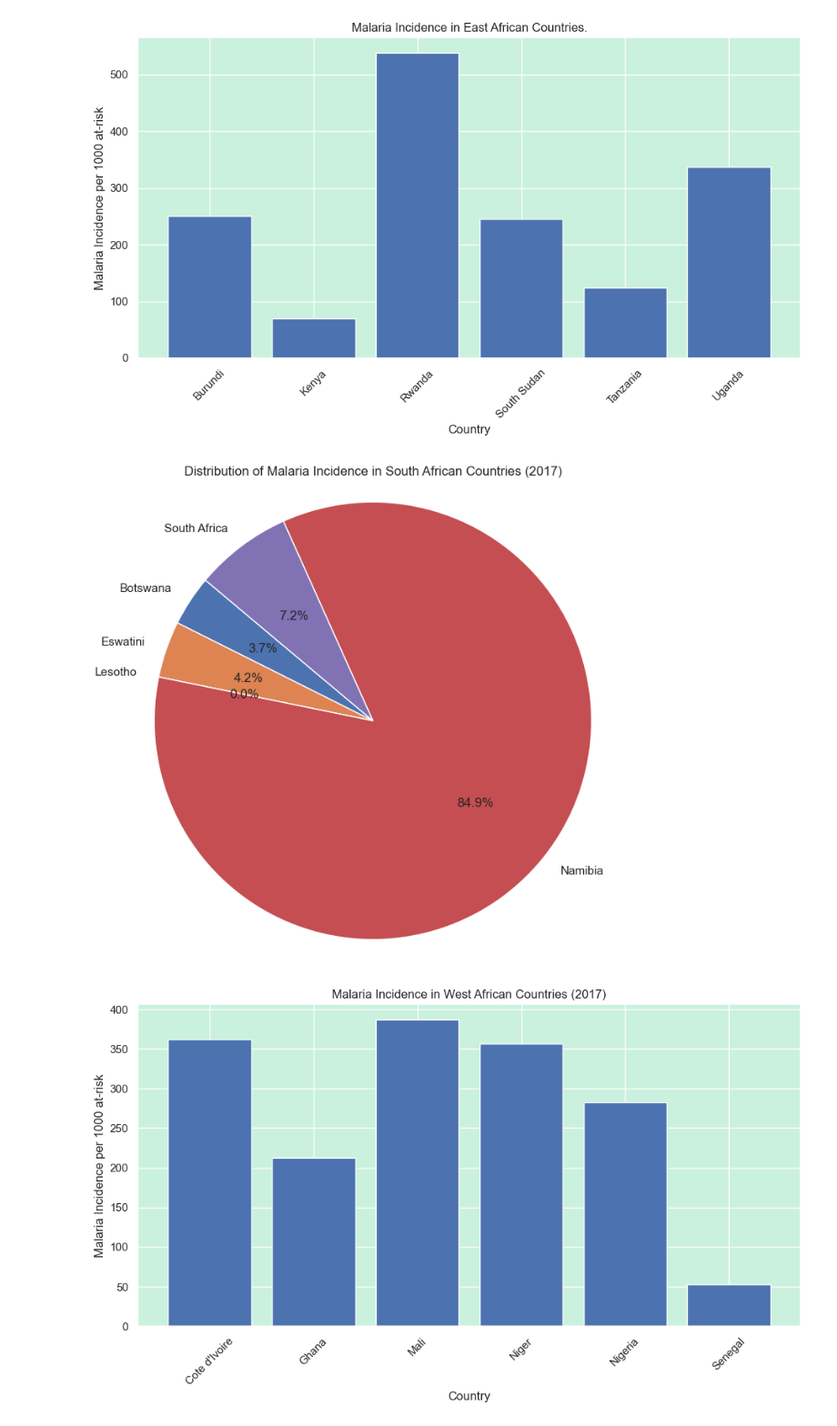
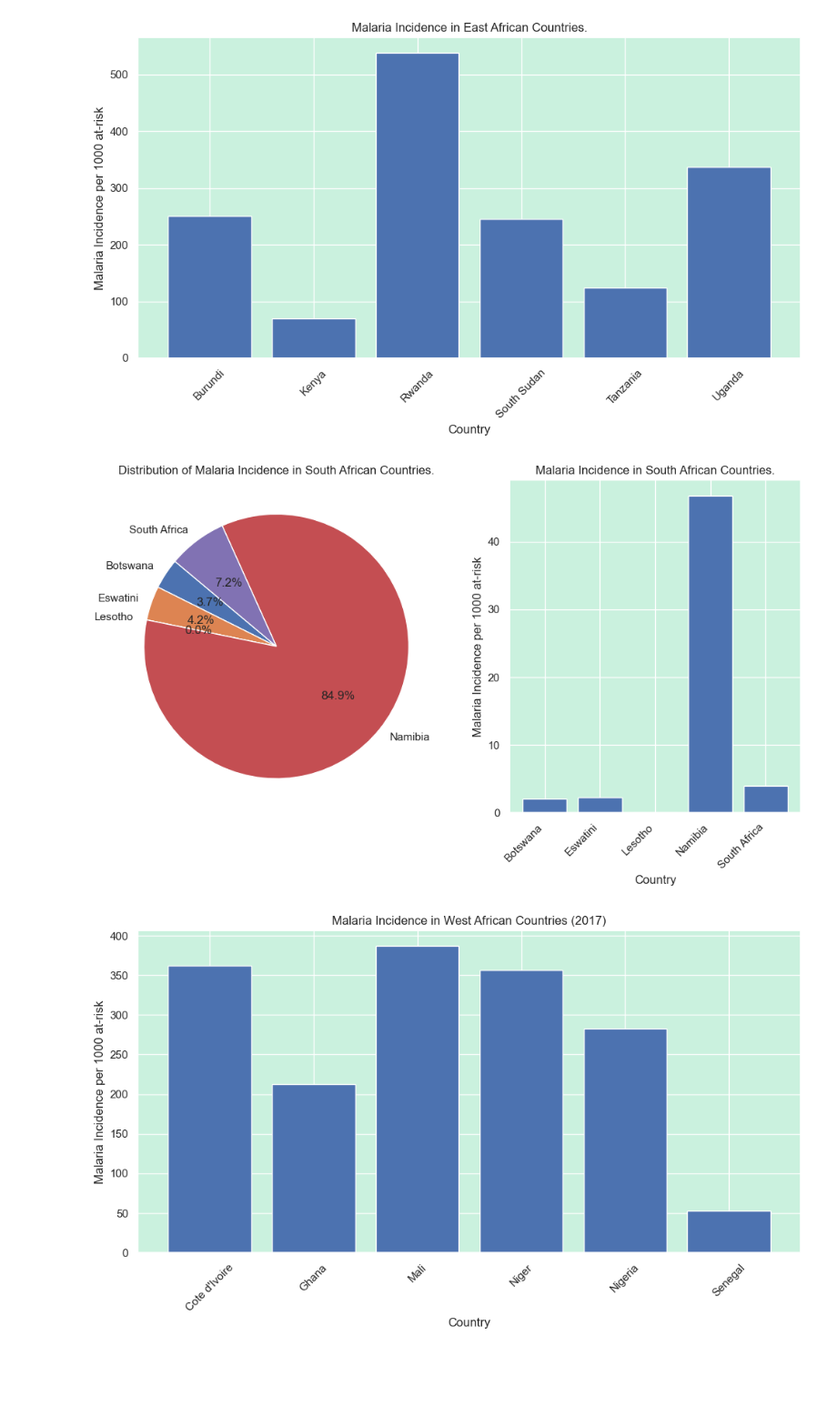
Before and after one commit to swalusimbi/Malaria_In_Africa, a Jupyter notebook: Malaria_in_Africa_GroupB/src/grp_work/project.ipynb, the cells around one changed output. Shown at 91% size. Saved outputs shown, nothing was run; the diff lists cells and outputs as text; code cells hidden in the pictures; blank space fills up the shorter version.

Commit message:
added more visualizations for malaria incidences.

```diff
--- a/Malaria_in_Africa_GroupB/src/grp_work/project.ipynb
+++ b/Malaria_in_Africa_GroupB/src/grp_work/project.ipynb
@@ -498,21 +498,33 @@ plt.tight_layout()
 plt.show()
 # %% [output]
 [figure]
-# %%
-south_african_countries = ['South Africa', 'Namibia', 'Botswana', 'Lesotho', 'Eswatini']
-
-# Filter the dataset for South African countries
-south_african_at_risk = at_risk[at_risk['Country Name'].isin(south_african_countries)]
-
-# Create a pie chart
-plt.figure(figsize=(8, 8))
-plt.pie(south_african_at_risk['Malaria_Incidence_per1000_at-risk'], labels=south_african_at_risk['Country Name'], autopct='%1.1f%%', startangle=140)
-plt.title('Distribution of Malaria Incidence in South African Countries.')
-plt.axis('equal')  # Equal aspect ratio ensures that pie is drawn as a circle.
-
-plt.show()
-# %% [output]
-[figure, removed]
+# %%
+south_african_countries = ['South Africa', 'Namibia', 'Botswana', 'Lesotho', 'Eswatini']
+
+south_african_at_risk = at_risk[at_risk['Country Name'].isin(south_african_countries)]
+
+# Create a figure with two subplots
+fig, (ax1, ax2) = plt.subplots(1, 2, figsize=(12, 6))
+
+# Plot the pie chart on the left subplot
+ax1.pie(south_african_at_risk['Malaria_Incidence_per1000_at-risk'], labels=south_african_at_risk['Country Name'], autopct='%1.1f%%', startangle=140)
+ax1.set_title('Distribution of Malaria Incidence in South African Countries.')
+ax1.axis('equal')
+
+# Plot the bar chart on the right subplot
+ax2.bar(south_african_at_risk['Country Name'], south_african_at_risk['Malaria_Incidence_per1000_at-risk'])
+ax2.set_xlabel('Country')
+ax2.set_ylabel('Malaria Incidence per 1000 at-risk')
+ax2.set_title('Malaria Incidence in South African Countries.')
+ax2.set_xticks(range(len(south_african_at_risk)))
+ax2.set_xticklabels(south_african_at_risk['Country Name'], rotation=45, ha='right')
+
+# Adjust the spacing between subplots
+plt.subplots_adjust(wspace=0.3)
+
+plt.show()
+# %% [output]
+[figure, added]
 # %%
 west_african_countries = ['Nigeria', 'Ghana', 'Senegal', 'Cote d\'Ivoire', 'Mali', 'Niger']
 west_african_at_risk = at_risk[at_risk['Country Name'].isin(west_african_countries)]
```
